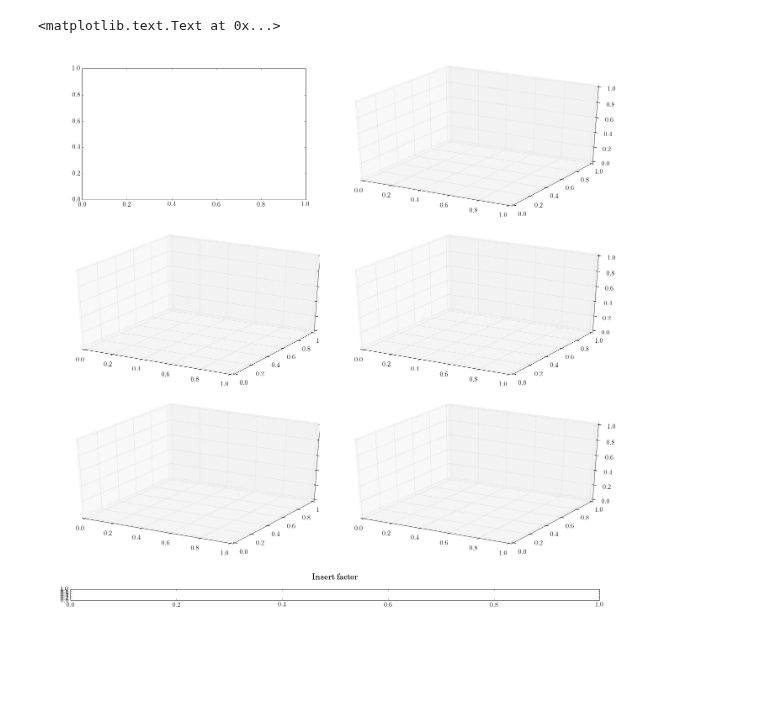
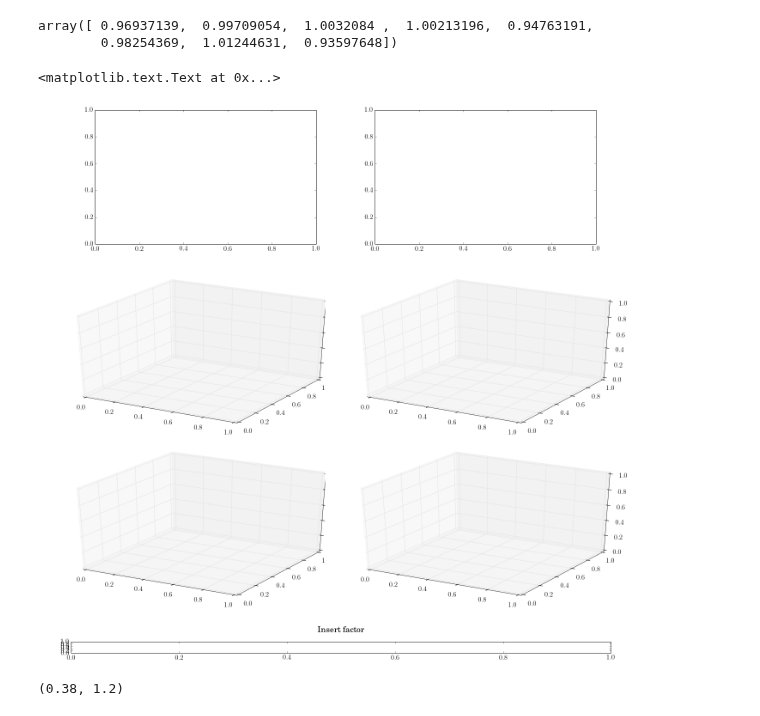
Before and after one commit to SimonBiggs/electronfactors, a Jupyter notebook: examples/Method -- Fit deformability example.ipynb, the cells around one changed output. Saved outputs shown, nothing was run; the diff lists cells and outputs as text; code cells hidden in the pictures; blank space fills up the shorter version.

```diff
--- a/examples/Method -- Fit deformability example.ipynb
+++ b/examples/Method -- Fit deformability example.ipynb
@@ -34,22 +89,27 @@ rc('legend', fontsize=16, scatterpoints=1, fancybox=True)
+# %%
+factor
+# %% [output]
+array([ 0.96937139,  0.99709054,  1.0032084 ,  1.00213196,  0.94763191,
+        0.98254369,  1.01244631,  0.93597648])
 # %%
 fig = plt.figure(figsize=(6*1.618*2,6*3))
 
 gs1 = gridspec.GridSpec(3, 2)
 gs1.update(left=0, right=1, top=1, bottom=0.085, hspace=0.05, wspace=-0.1)
 
-ax1 = fig.add_subplot(gs1[0,1], projection='3d')
 ax2 = fig.add_subplot(gs1[1,0], projection='3d')
 ax3 = fig.add_subplot(gs1[1,1], projection='3d')
 ax4 = fig.add_subplot(gs1[2,0], projection='3d')
 ax5 = fig.add_subplot(gs1[2,1], projection='3d')
 
 gs2 = gridspec.GridSpec(3, 2)
-gs2.update(left=0.07, right=0.83, top=0.975, bottom=0.23, hspace=0.05, wspace=0)
+gs2.update(left=0.09, right=0.925, top=0.975, bottom=0.23, hspace=0.05, wspace=0.265)
 ax0 = fig.add_subplot(gs2[0,0])
+ax1 = fig.add_subplot(gs2[0,1])
 
 
 cbar_ax = fig.add_axes([0.05, 0.0, 0.9, 0.02])
 cbar_ax.set_title(r'Insert factor', y=1.7)
 # %% [output]
 <matplotlib.text.Text at 0x...>
-[figure, old version]
+[figure, new version]
@@ -129,0 +120,35 @@ display_fit(width, eqPonA, factor, model, fig, ax0)
+# %%
+ax0.set_title(r'Comparison of deformability between two sampled points')
+
+pointA_coords = [2.6, 1.05]
+pointB_coords = [2.9, 1]
+
+pointA_deformability = fit_give(
+    pointA_coords[0], pointA_coords[1], width, eqPonA, factor,
+    kx=2, ky=1, deviation=deviation)
+
+pointB_deformability = fit_give(
+    pointB_coords[0], pointB_coords[1], width, eqPonA, factor,
+    kx=2, ky=1, deviation=deviation)
+
+ax0.scatter(*pointA_coords, marker='s', lw=2,
+            s=300, alpha=0.7, c='red',
+            label=r'Deformability = %0.1f (invalid)' % (pointA_deformability))
+ax0.scatter(*pointB_coords, marker='o', lw=2,
+            s=340, alpha=0.7, c='green',
+            label=r'Deformability = %0.1f (valid)' % (pointB_deformability))
+ax0.plot(3, 0.4,'k-', lw=2, label=r'Deformability bound')
+
+ax0.plot(
+    [xlim[0], xlim[0], xlim[1], xlim[1], xlim[0]],
+    [ylim[0], ylim[1], ylim[1], ylim[0], ylim[0]],
+    'k--', label=r'Zoom box'
+)
+
+legend = ax0.legend(fancybox=True, loc='upper right')
+legend.get_frame().set_facecolor([1,1,1,0.8])
+
+ax0.set_xlim(xlim_first)
+ax0.set_ylim(ylim_first)
+# %% [output]
+(0.38, 1.2)
```
Also changed, not shown: parts of 24 cells of this notebook, 24 other files.
